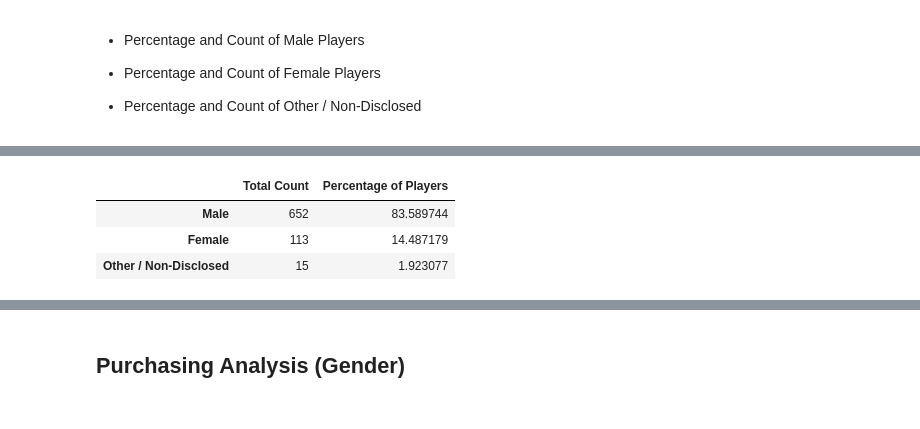
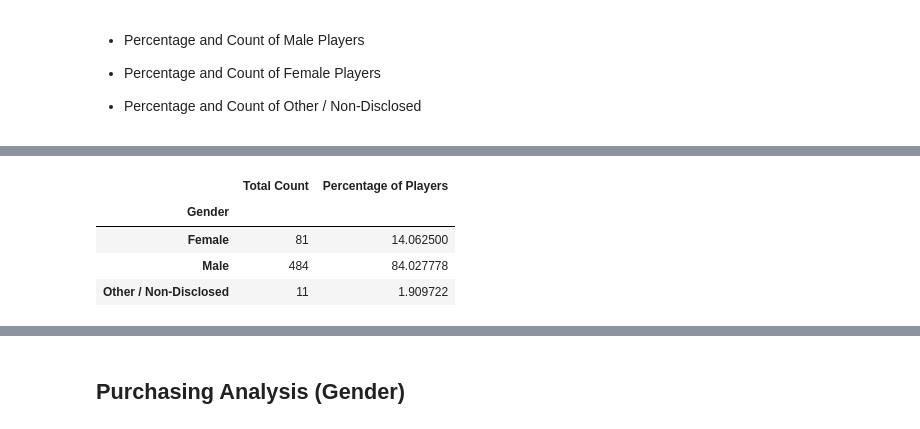
Before and after one commit to AmyAndersson/HeroesOfPymoli, a Jupyter notebook: HeroesOfPymoli_starter.ipynb, the cells around one changed output, grey strips where cells are left out. Drawn from its saved outputs; the diff is of its cells as text; code cells hidden in the pictures.

```diff
--- a/HeroesOfPymoli_starter.ipynb
+++ b/HeroesOfPymoli_starter.ipynb
@@ -25,7 +26,7 @@ purchase_data_df.head()
 * Display the total number of players
 # %%
 Players = purchase_data_df["SN"].unique()
-Total_players=len(Players)
+Total_players=purchase_data_df["SN"].nunique()
 Total_players
 # %% [output]
 576
@@ -68,11 +88,17 @@ Purch_Analysis
 # %%
-gender_count=purchase_data_df["Gender"].value_counts()
-gender_percent=(gender_count/gender_count.sum())*100
-gender_count
-Gender_demo_df=pd.DataFrame({"Total Count": gender_count, "Percentage of Players": gender_percent})
+gender = purchase_data_df.groupby("Gender")
+gender.count()
+unique_players= gender.nunique()["SN"]
+
+gender_percent=(unique_players/Total_players)*100
+gender_percent
+
+
+Gender_demo_df=pd.DataFrame({"Total Count": unique_players, "Percentage of Players": gender_percent})
 Gender_demo_df
 # %% [output]
 |  | Total Count | Percentage of Players |
-| Male | 652 | 83.589744 |
-| Female | 113 | 14.487179 |
-| Other / Non-Disclosed | 15 | 1.923077 |
+| Gender |  |  |
+| Female | 81 | 14.062500 |
+| Male | 484 | 84.027778 |
+| Other / Non-Disclosed | 11 | 1.909722 |
```
Also changed, not shown: parts of 14 cells of this notebook.
